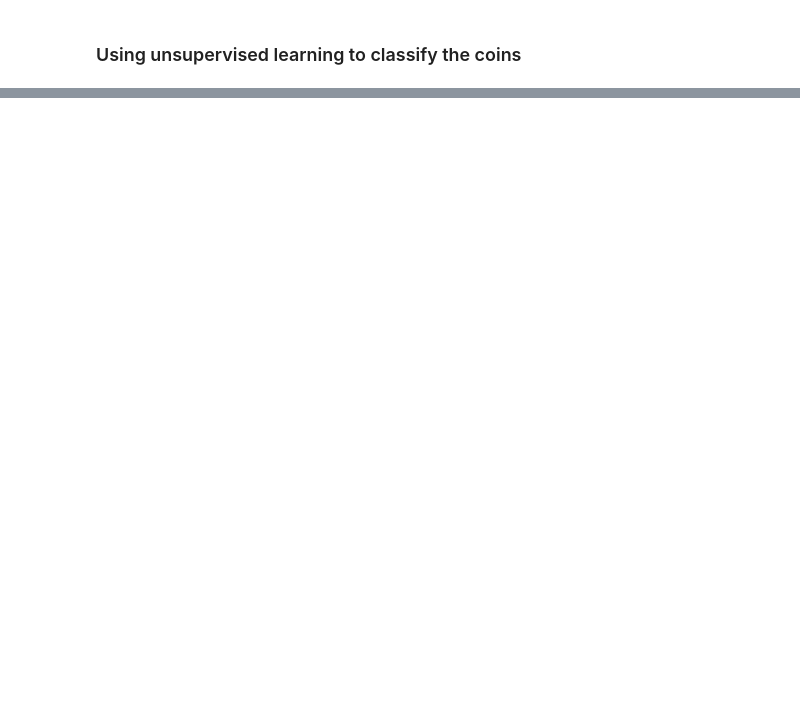
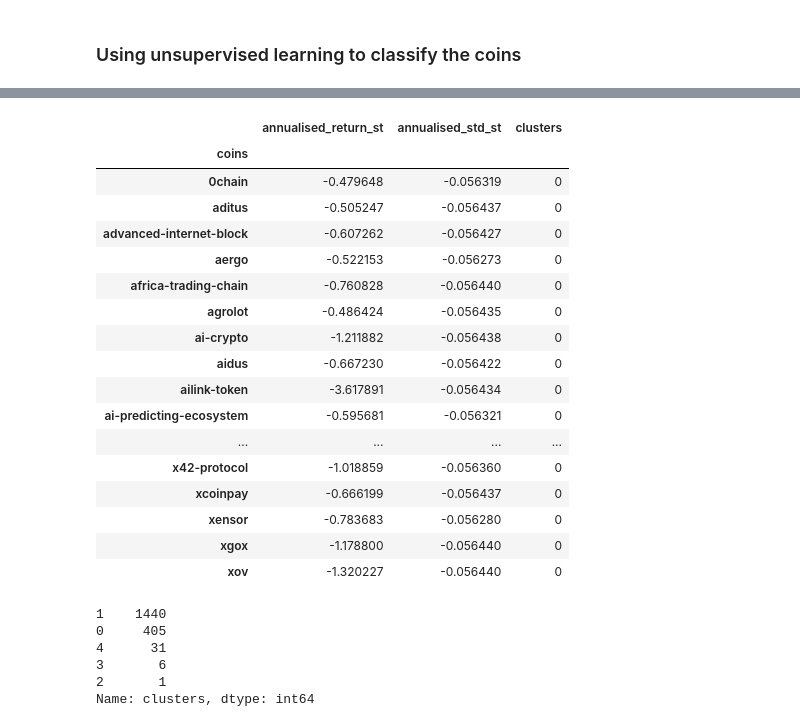
Before and after one commit to Shinan-tech/data-pt-ber-08-20, a Jupyter notebook: Projects/module-3_projects/04_final-project/Portfolio Optimization Using Python.ipynb, the cells around one changed output, grey strips where cells are left out. Saved outputs shown, nothing was run; the diff lists cells and outputs as text; code cells hidden in the pictures; blank space fills up the shorter version.

```diff
--- a/Projects/module-3_projects/04_final-project/Portfolio Optimization Using Python.ipynb
+++ b/Projects/module-3_projects/04_final-project/Portfolio Optimization Using Python.ipynb
@@ -512,0 +697,31 @@ plt.show()
+# %%
+pd.set_option('display.max_rows', None)
+df_stand_final[df_stand_final["clusters"] == 0]
+# %% [output]
+|  | annualised_return_st | annualised_std_st | clusters |
+| coins |  |  |  |
+| 0chain | -0.479648 | -0.056319 | 0 |
+| aditus | -0.505247 | -0.056437 | 0 |
+| advanced-internet-block | -0.607262 | -0.056427 | 0 |
+| aergo | -0.522153 | -0.056273 | 0 |
+| africa-trading-chain | -0.760828 | -0.056440 | 0 |
+| agrolot | -0.486424 | -0.056435 | 0 |
+| ai-crypto | -1.211882 | -0.056438 | 0 |
+| aidus | -0.667230 | -0.056422 | 0 |
+| ailink-token | -3.617891 | -0.056434 | 0 |
+| ai-predicting-ecosystem | -0.595681 | -0.056321 | 0 |
+| ... | ... | ... | ... |
+| x42-protocol | -1.018859 | -0.056360 | 0 |
+| xcoinpay | -0.666199 | -0.056437 | 0 |
+| xensor | -0.783683 | -0.056280 | 0 |
+| xgox | -1.178800 | -0.056440 | 0 |
+| xov | -1.320227 | -0.056440 | 0 |
+# %%
+df_stand_final["clusters"].value_counts()
+# %% [output]
+1    1440
+0     405
+4      31
+3       6
+2       1
+Name: clusters, dtype: int64
```
Also changed, not shown: parts of 20 cells of this notebook.
